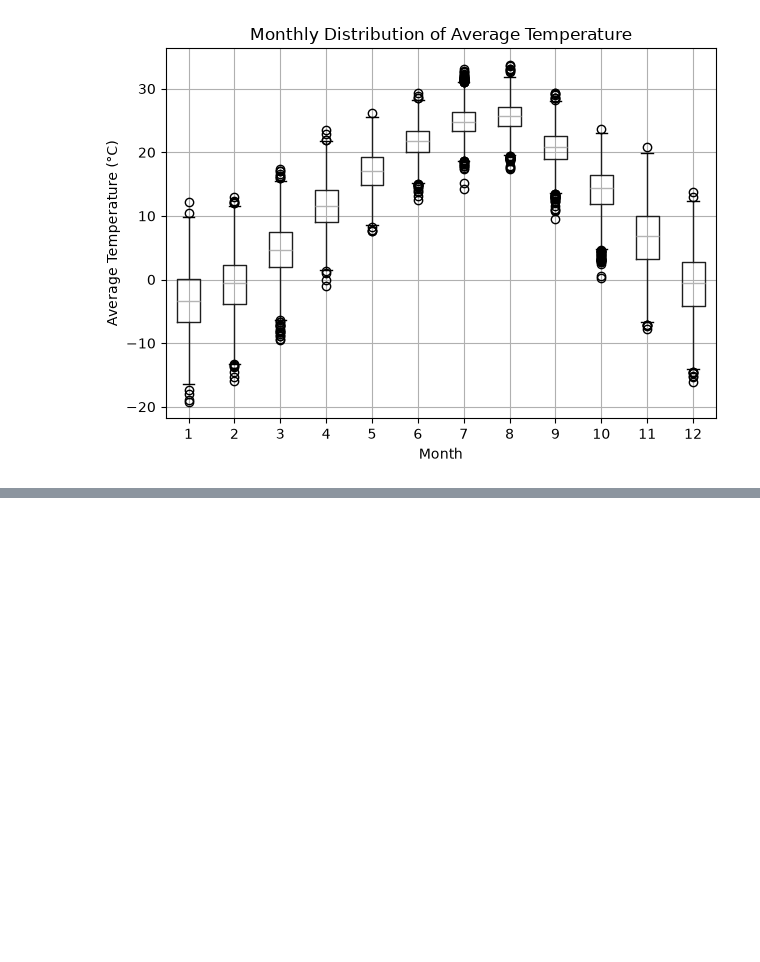
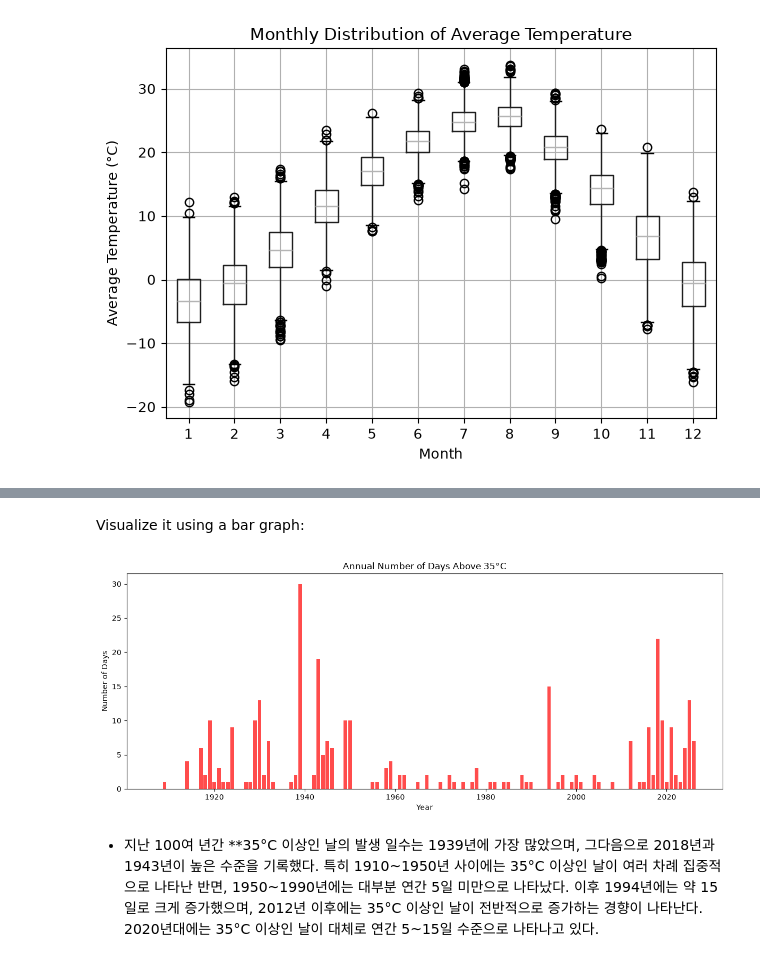
Before and after one commit to freepoincare/time-series-data-analysis, a Jupyter notebook: notebooks/1_EDA_preprocessing.ipynb, the cells around one changed output, grey strips where cells are left out. Cells and saved outputs as stored; diff of their text form; code cells hidden in the pictures; blank space fills up the shorter version.

```diff
--- a/notebooks/1_EDA_preprocessing.ipynb
+++ b/notebooks/1_EDA_preprocessing.ipynb
@@ -753,0 +893,4 @@ plt.show()
+# %%
+annual_over_35 = (df2.groupby("year")["over_35"].sum().reset_index(name="days_over_35"))
+print(annual_over_35.head())
+print(annual_over_35.tail())
@@ -753,0 +912,14 @@ plt.show()
+# %% [markdown]
+Visualize it using a bar graph:
+# %%
+plt.figure(figsize=(12, 5))
+plt.bar(annual_over_35["year"], annual_over_35["days_over_35"], color="red", alpha=0.7)
+plt.xlabel("Year")
+plt.ylabel("Number of Days")
+plt.title("Annual Number of Days Above 35°C")
+plt.tight_layout()
+plt.show()
+# %% [output]
+[figure, added]
+# %% [markdown]
+* 지난 100여 년간 **35°C 이상인 날의 발생 일수는 1939년에 가장 많았으며, 그다음으로 2018년과 1943년이 높은 수준을 기록했다. 특히 1910~1950년 사이에는 35°C 이상인 날이 여러 차례 집중적으로 나타난 반면, 1950~1990년에는 대부분 연간 5일 미만으로 나타났다. 이후 1994년에는 약 15일로 크게 증가했으며, 2012년 이후에는 35°C 이상인 날이 전반적으로 증가하는 경향이 나타난다. 2020년대에는 35°C 이상인 날이 대체로 연간 5~15일 수준으로 나타나고 있다.
```
Also changed, not shown: parts of 25 cells of this notebook, 8 other files.
